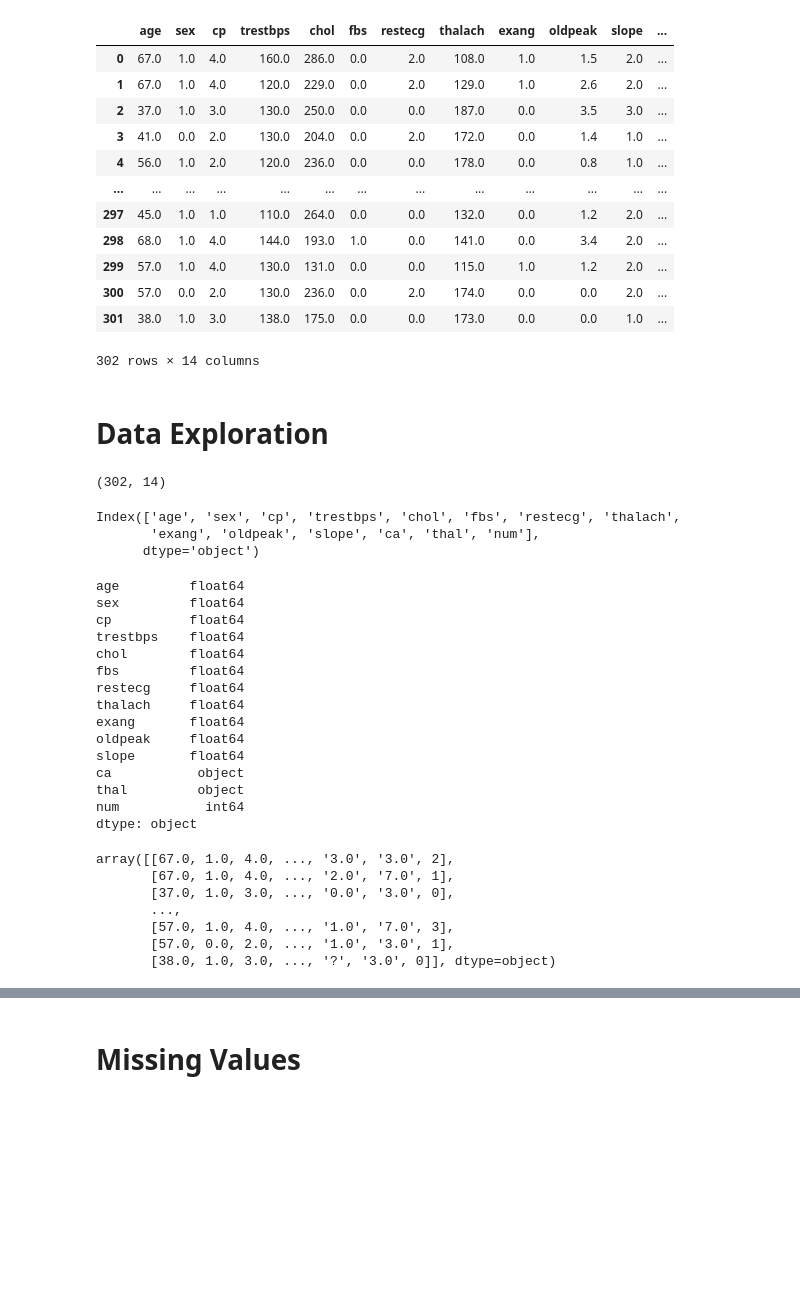
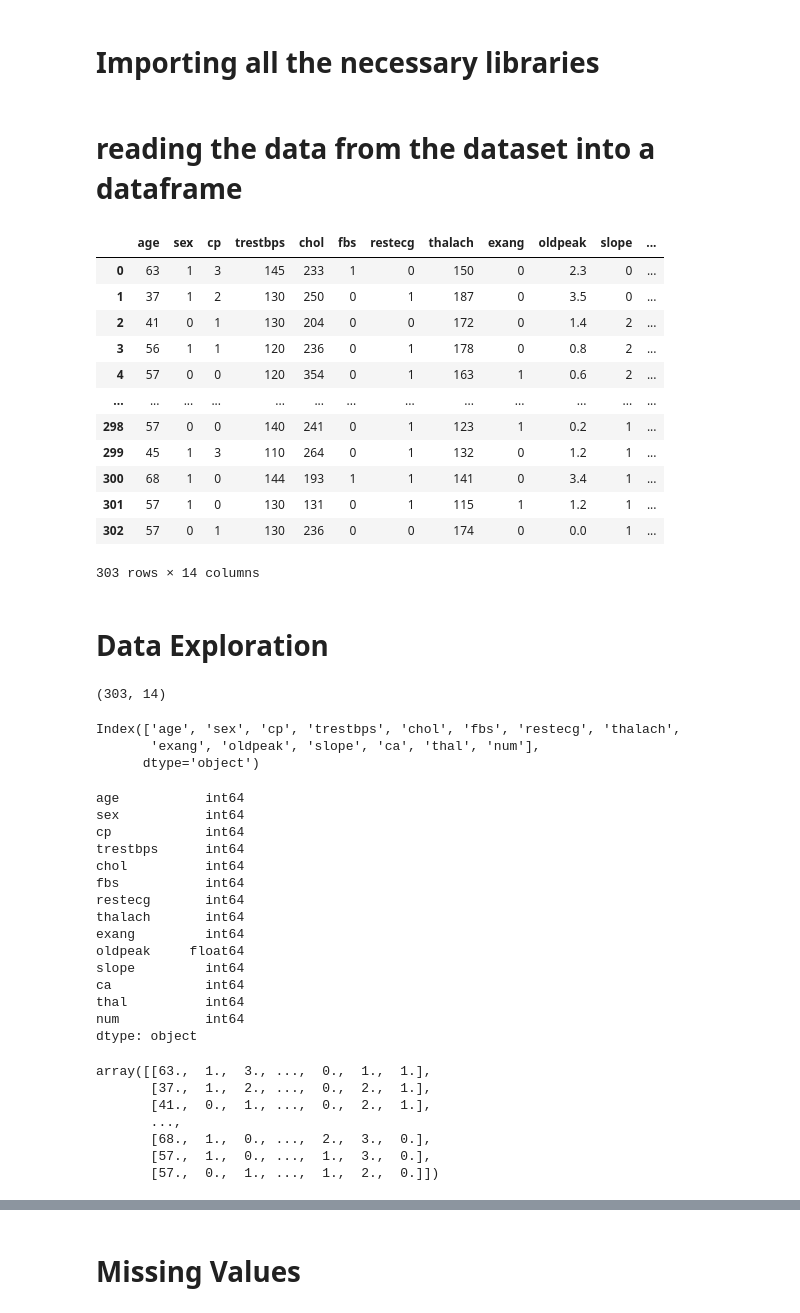
Before and after one commit to jayeetaa987/Heart-Disease-Classification, a Jupyter notebook: Classification_heart.ipynb, the cells around one changed output, grey strips where cells are left out. Saved outputs shown, nothing was run; the diff lists cells and outputs as text; code cells hidden in the pictures; blank space fills up the shorter version.

```diff
--- a/Classification_heart.ipynb
+++ b/Classification_heart.ipynb
@@ -1,3 +1,5 @@
+# %% [markdown]
+# Importing all the necessary libraries
 # %%
 import pandas as pd
 import seaborn as sns
@@ -7,29 +14,29 @@ from sklearn.model_selection import train_test_split
+# %% [markdown]
+# reading the data from the dataset into a dataframe
 # %%
-
-
-data=pd.read_csv('dataset\processed_cleveland.csv')
+data=pd.read_csv('dataset\heart.csv')
 data.columns=['age', 'sex', 'cp', 'trestbps', 'chol', 'fbs', 'restecg', 'thalach', 'exang', 'oldpeak', 'slope', 'ca', 'thal', 'num']
 data
 # %% [output]
 |  | age | sex | cp | trestbps | chol | fbs | restecg | thalach | exang | oldpeak | slope | ... |
-| 0 | 67.0 | 1.0 | 4.0 | 160.0 | 286.0 | 0.0 | 2.0 | 108.0 | 1.0 | 1.5 | 2.0 | ... |
-| 1 | 67.0 | 1.0 | 4.0 | 120.0 | 229.0 | 0.0 | 2.0 | 129.0 | 1.0 | 2.6 | 2.0 | ... |
-| 2 | 37.0 | 1.0 | 3.0 | 130.0 | 250.0 | 0.0 | 0.0 | 187.0 | 0.0 | 3.5 | 3.0 | ... |
-| 3 | 41.0 | 0.0 | 2.0 | 130.0 | 204.0 | 0.0 | 2.0 | 172.0 | 0.0 | 1.4 | 1.0 | ... |
-| 4 | 56.0 | 1.0 | 2.0 | 120.0 | 236.0 | 0.0 | 0.0 | 178.0 | 0.0 | 0.8 | 1.0 | ... |
+| 0 | 63 | 1 | 3 | 145 | 233 | 1 | 0 | 150 | 0 | 2.3 | 0 | ... |
+| 1 | 37 | 1 | 2 | 130 | 250 | 0 | 1 | 187 | 0 | 3.5 | 0 | ... |
+| 2 | 41 | 0 | 1 | 130 | 204 | 0 | 0 | 172 | 0 | 1.4 | 2 | ... |
+| 3 | 56 | 1 | 1 | 120 | 236 | 0 | 1 | 178 | 0 | 0.8 | 2 | ... |
+| 4 | 57 | 0 | 0 | 120 | 354 | 0 | 1 | 163 | 1 | 0.6 | 2 | ... |
 | ... | ... | ... | ... | ... | ... | ... | ... | ... | ... | ... | ... | ... |
-| 297 | 45.0 | 1.0 | 1.0 | 110.0 | 264.0 | 0.0 | 0.0 | 132.0 | 0.0 | 1.2 | 2.0 | ... |
-| 298 | 68.0 | 1.0 | 4.0 | 144.0 | 193.0 | 1.0 | 0.0 | 141.0 | 0.0 | 3.4 | 2.0 | ... |
-| 299 | 57.0 | 1.0 | 4.0 | 130.0 | 131.0 | 0.0 | 0.0 | 115.0 | 1.0 | 1.2 | 2.0 | ... |
-| 300 | 57.0 | 0.0 | 2.0 | 130.0 | 236.0 | 0.0 | 2.0 | 174.0 | 0.0 | 0.0 | 2.0 | ... |
-| 301 | 38.0 | 1.0 | 3.0 | 138.0 | 175.0 | 0.0 | 0.0 | 173.0 | 0.0 | 0.0 | 1.0 | ... |
+| 298 | 57 | 0 | 0 | 140 | 241 | 0 | 1 | 123 | 1 | 0.2 | 1 | ... |
+| 299 | 45 | 1 | 3 | 110 | 264 | 0 | 1 | 132 | 0 | 1.2 | 1 | ... |
+| 300 | 68 | 1 | 0 | 144 | 193 | 1 | 1 | 141 | 0 | 3.4 | 1 | ... |
+| 301 | 57 | 1 | 0 | 130 | 131 | 0 | 1 | 115 | 1 | 1.2 | 1 | ... |
+| 302 | 57 | 0 | 1 | 130 | 236 | 0 | 0 | 174 | 0 | 0.0 | 1 | ... |
-302 rows × 14 columns
+303 rows × 14 columns
 # %% [markdown]
 # Data Exploration
 # %%
 data.shape
 # %% [output]
-(302, 14)
+(303, 14)
 # %%
 data.columns
 # %% [output]
@@ -39,31 +46,31 @@ Index(['age', 'sex', 'cp', 'trestbps', 'chol', 'fbs', 'restecg', 'thalach',
 # %%
 data.dtypes
 # %% [output]
-age         float64
-sex         float64
-cp          float64
-trestbps    float64
-chol        float64
-fbs         float64
-restecg     float64
-thalach     float64
-exang       float64
+age           int64
+sex           int64
+cp            int64
+trestbps      int64
+chol          int64
+fbs           int64
+restecg       int64
+thalach       int64
+exang         int64
 oldpeak     float64
-slope       float64
-ca           object
-thal         object
+slope         int64
+ca            int64
+thal          int64
 num           int64
 dtype: object
 # %%
 data.values
 # %% [output]
-array([[67.0, 1.0, 4.0, ..., '3.0', '3.0', 2],
-       [67.0, 1.0, 4.0, ..., '2.0', '7.0', 1],
-       [37.0, 1.0, 3.0, ..., '0.0', '3.0', 0],
+array([[63.,  1.,  3., ...,  0.,  1.,  1.],
+       [37.,  1.,  2., ...,  0.,  2.,  1.],
+       [41.,  0.,  1., ...,  0.,  2.,  1.],
        ...,
-       [57.0, 1.0, 4.0, ..., '1.0', '7.0', 3],
-       [57.0, 0.0, 2.0, ..., '1.0', '3.0', 1],
-       [38.0, 1.0, 3.0, ..., '?', '3.0', 0]], dtype=object)
+       [68.,  1.,  0., ...,  2.,  3.,  0.],
+       [57.,  1.,  0., ...,  1.,  3.,  0.],
+       [57.,  0.,  1., ...,  1.,  2.,  0.]])
 # %%
 data.info
 # %% [output]
```
Also changed, not shown: parts of 57 cells of this notebook, 1 other file.
